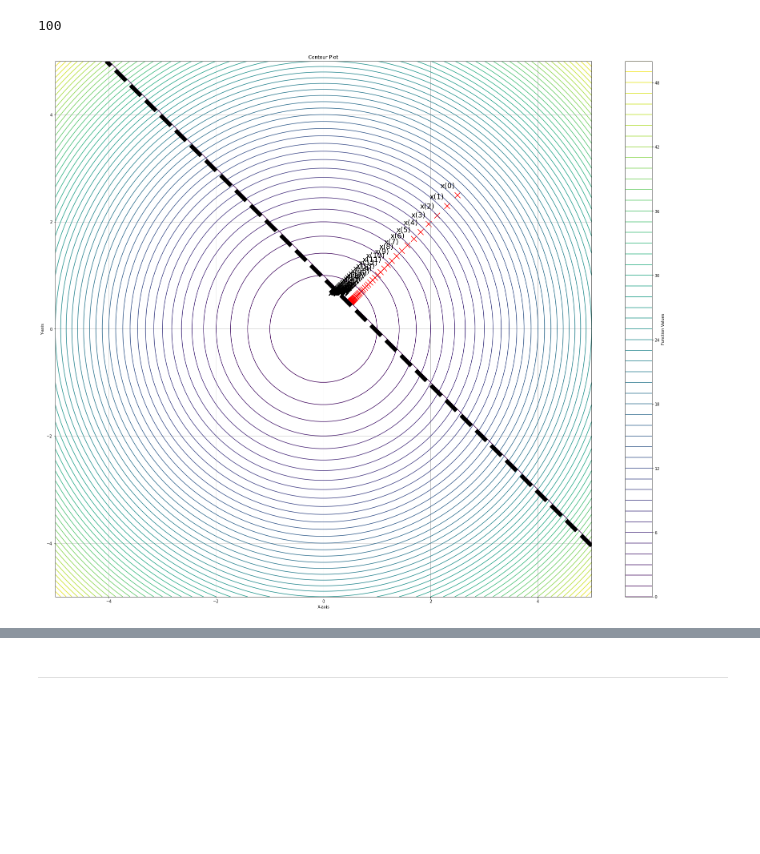
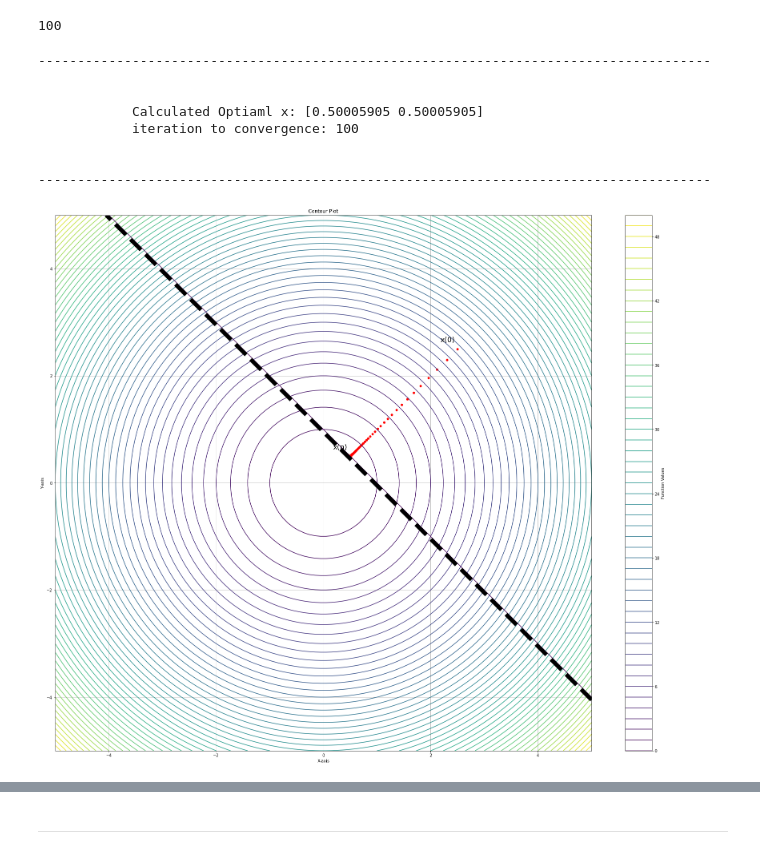
Before and after one commit to ramzibaaguigui/uzawa, a Jupyter notebook: uzawa2.ipynb, the cells around one changed output, grey strips where cells are left out. Cells and saved outputs as stored; diff of their text form; code cells hidden in the pictures; blank space fills up the shorter version.

```diff
--- a/uzawa2.ipynb
+++ b/uzawa2.ipynb
@@ -28,7 +40,15 @@ solver.iters
 # %%
 from utils.utils import UzawaPlotter
 
 plotter = UzawaPlotter(solver=solver)
-plotter.plot()
+plotter.summary()
 # %% [output]
+--------------------------------------------------------------------------------------
+
+
+            Calculated Optiaml x: [0.50005905 0.50005905]
+            iteration to convergence: 100
+
+
+--------------------------------------------------------------------------------------
-[figure, old version]
+[figure, new version]
```
Also changed, not shown: parts of 17 cells of this notebook, 1 other file.
